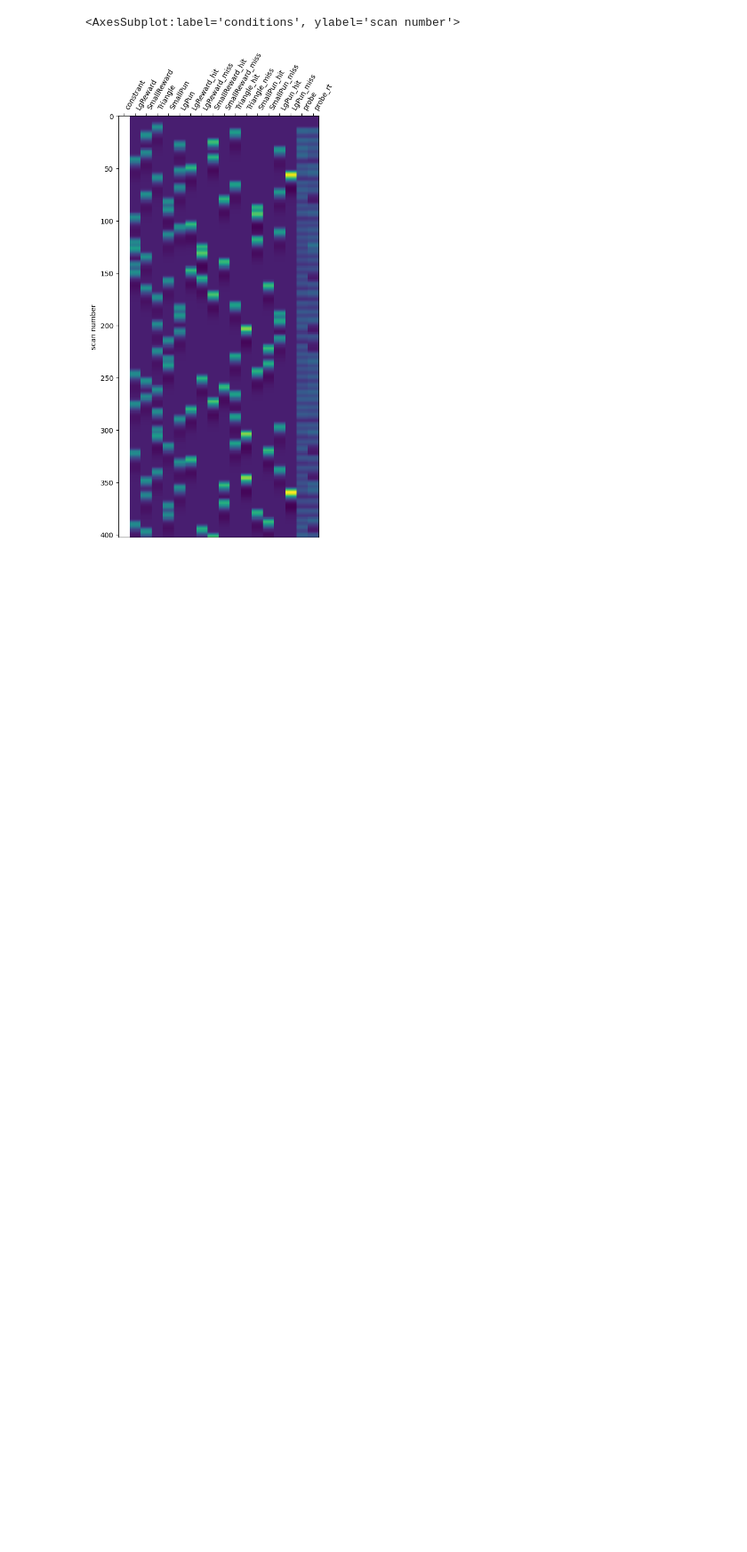
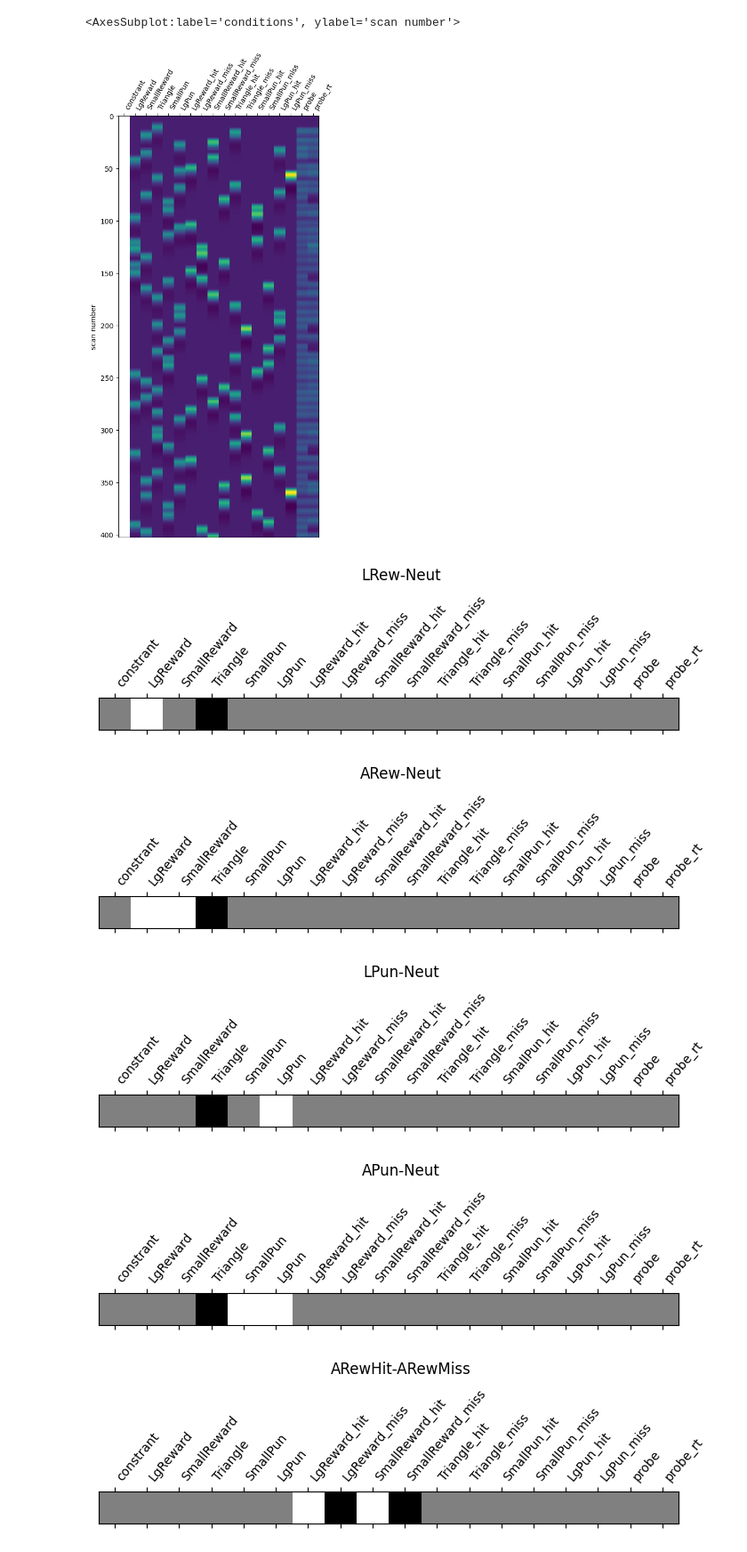
Before and after one commit to demidenm/mid_rt_bold, a Jupyter notebook: scripts/rt_mid_firstlvl.ipynb, the cells around one changed output. Shown at 89% size. Drawn from its saved outputs; the diff is of its cells as text; code cells hidden in the pictures; blank space fills up the shorter version.

Commit message:
mod_contrasts

```diff
--- a/scripts/rt_mid_firstlvl.ipynb
+++ b/scripts/rt_mid_firstlvl.ipynb
@@ -272,3 +271,35 @@ plotting.plot_design_matrix(design_matrix_mid)
 # %% [output]
 <AxesSubplot:label='conditions', ylabel='scan number'>
 [figure]
+# %%
+contrast_labs = {
+    # Anticipation
+    'LRew-Neut': 'LgReward - Triangle',
+    'ARew-Neut': 'LgReward + SmallReward - Triangle',
+    'LPun-Neut': 'LgPun - Triangle',
+    'APun-Neut': 'LgPun + SmallPun - Triangle',
+
+    # Feedback
+    'ARewHit-ARewMiss': 'LgReward_hit + SmallReward_hit - LgReward_miss - SmallReward_miss',
+    'LRewHit-LRewMiss': 'LgReward_hit - LgReward_miss',
+    'APunHit-APunMiss': 'LgPun_hit + SmallPun_hit - LgPun_miss - SmallPun_miss',
+    'LPunHit-LPunMiss': 'LgPun_hit - LgPun_miss',
+    'LRewHit-LNeutHit': 'LgReward_hit - Triangle_hit',
+
+    #probe
+    'probe-base': 'probe',
+    'rt-base': 'probe_rt'
+
+}
+# %%
+for key, values in contrast_labs.items():
+    plotting.plot_contrast_matrix(values, design_matrix=design_matrix_mid)
+    plt.suptitle(key)
+
+plt.show()
+# %% [output]
+[figure, added]
+[figure, added]
+[figure, added]
+[figure, added]
+[figure, added]
```
Also changed, not shown: parts of 5 cells of this notebook, 1 other file.
